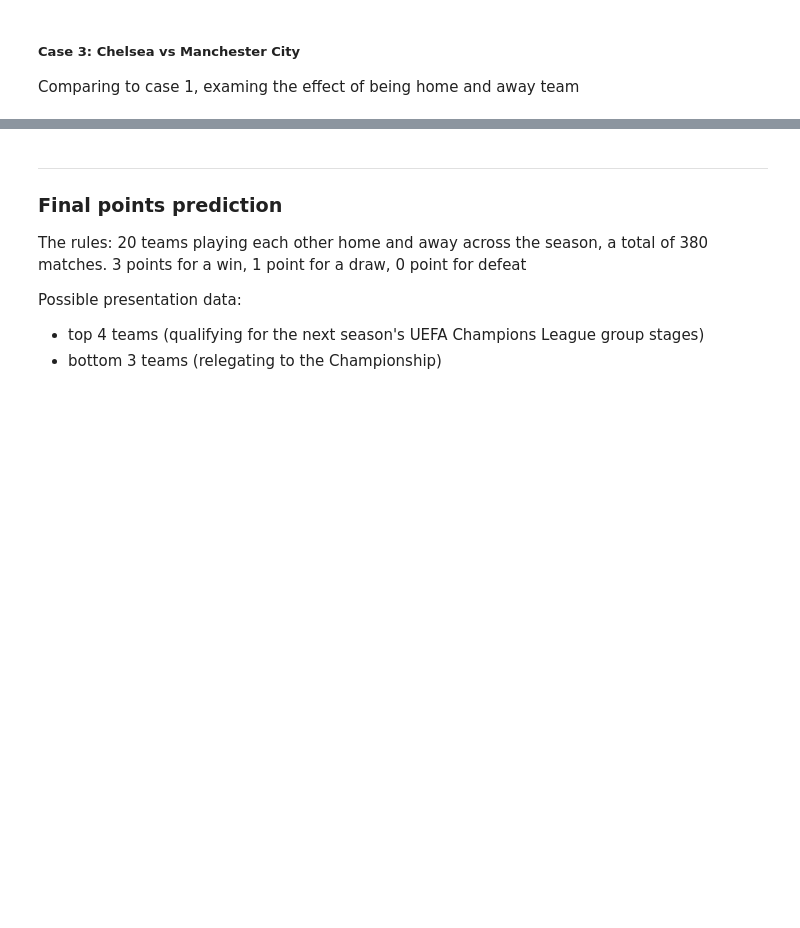
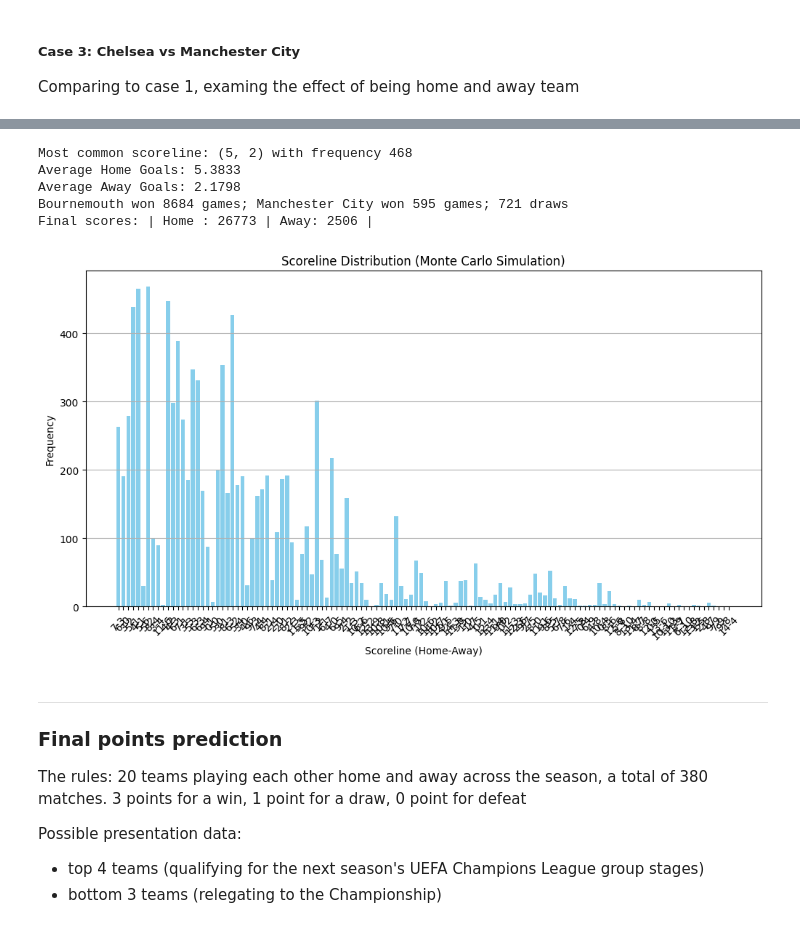
Before and after one commit to ZichengLiang/JLLA_Probablity, a Jupyter notebook: JLLA.ipynb, the cells around one changed output, grey strips where cells are left out. Saved outputs shown, nothing was run; the diff lists cells and outputs as text; code cells hidden in the pictures; blank space fills up the shorter version.

```diff
--- a/JLLA.ipynb
+++ b/JLLA.ipynb
@@ -805,3 +857,12 @@ Final scores: | Home : 12383 | Away: 15977 |
+# %%
+test_single_game_simulation("Bournemouth", "Manchester City", 10000)
+# %% [output]
+Most common scoreline: (5, 2) with frequency 468
+Average Home Goals: 5.3833
+Average Away Goals: 2.1798
+Bournemouth won 8684 games; Manchester City won 595 games; 721 draws
+Final scores: | Home : 26773 | Away: 2506 |
+[figure, added]
 # %% [markdown]
 ----
 ### Final points prediction
```
Also changed, not shown: parts of 10 cells of this notebook.
